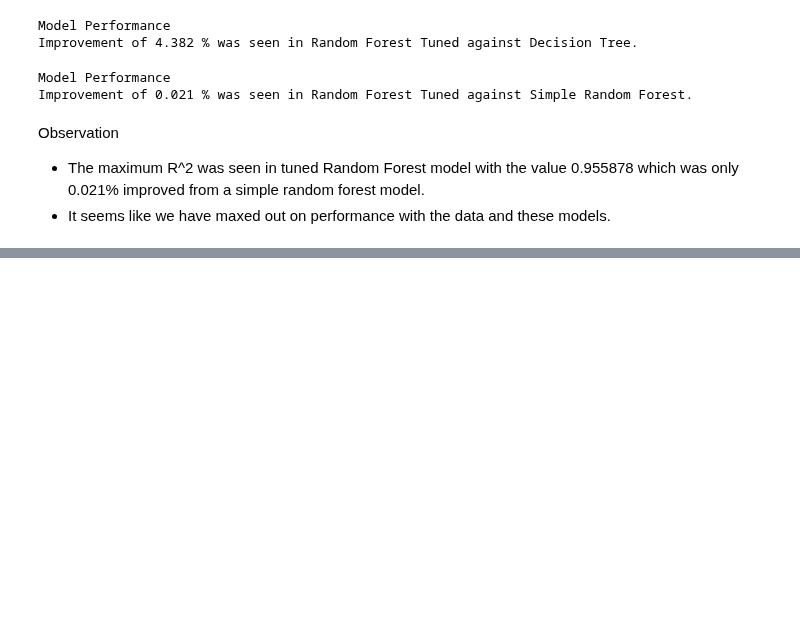
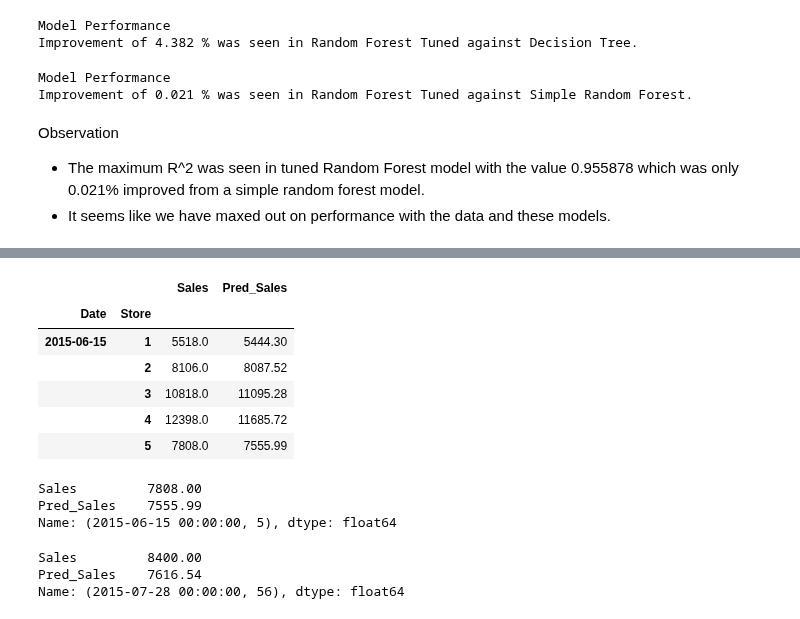
Before and after one commit to vithika-karan/Retail-Sales-Prediction, a Jupyter notebook: Rossmann_Sales_Prediction_Part_2_Vithika_Karan_ipynb.ipynb, the cells around one changed output, grey strips where cells are left out. Cells and saved outputs as stored; diff of their text form; code cells hidden in the pictures; blank space fills up the shorter version.

```diff
--- a/Rossmann_Sales_Prediction_Part_2_Vithika_Karan_ipynb.ipynb
+++ b/Rossmann_Sales_Prediction_Part_2_Vithika_Karan_ipynb.ipynb
@@ -268,0 +295,29 @@ Conclusion
+# %%
+#inverse
+six_weeks_sales_df[['Sales']] = scaler.inverse_transform(six_weeks_sales_df[['Sales']])
+six_weeks_sales_df[['Pred_Sales']] = scaler.inverse_transform(six_weeks_sales_df[['Pred_Sales']])
+# %%
+#sales vs predictions
+six_weeks_sales_df.head()
+# %% [output]
+|  |  | Sales | Pred_Sales |
+| Date | Store |  |  |
+| 2015-06-15 | 1 | 5518.0 | 5444.30 |
+|  | 2 | 8106.0 | 8087.52 |
+|  | 3 | 10818.0 | 11095.28 |
+|  | 4 | 12398.0 | 11685.72 |
+|  | 5 | 7808.0 | 7555.99 |
+# %%
+#locating
+six_weeks_sales_df.loc[('2015-06-15',5)]
+# %% [output]
+Sales         7808.00
+Pred_Sales    7555.99
+Name: (2015-06-15 00:00:00, 5), dtype: float64
+# %%
+#locating
+six_weeks_sales_df.loc[('2015-07-28',56)]
+# %% [output]
+Sales         8400.00
+Pred_Sales    7616.54
+Name: (2015-07-28 00:00:00, 56), dtype: float64
```
Also changed, not shown: parts of 6 cells of this notebook.
